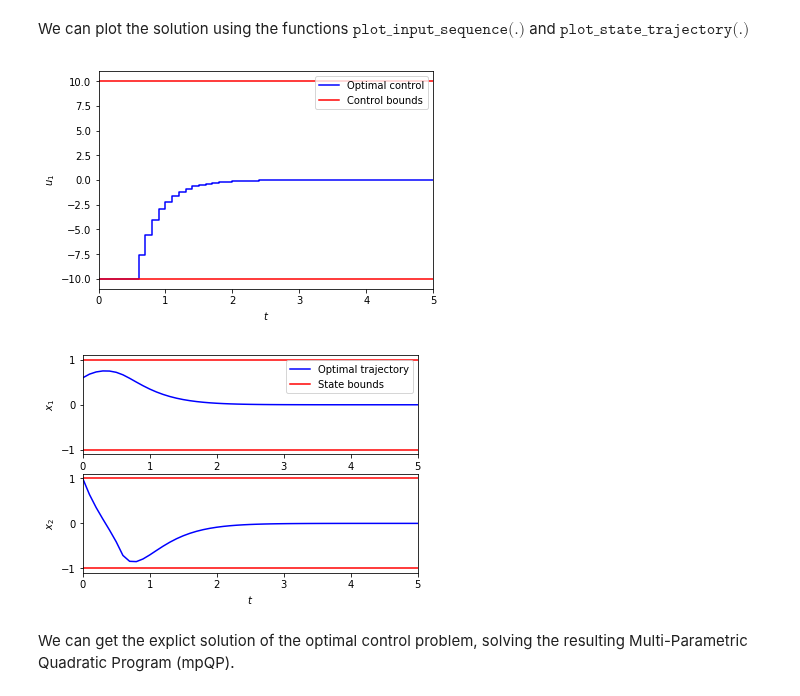
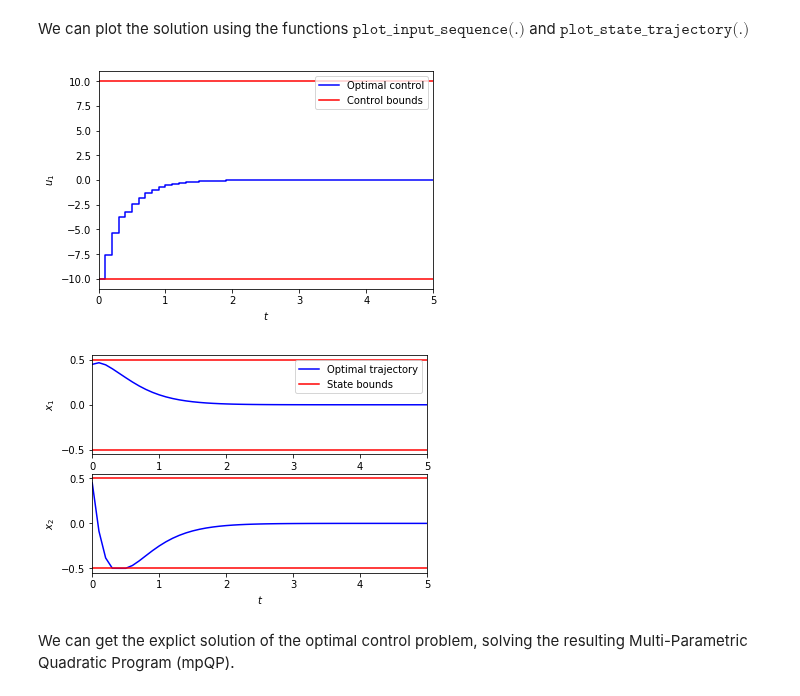
Before and after one commit to TobiaMarcucci/pympc, a Jupyter notebook: inverted_pendulum_demo.ipynb, the cells around one changed output. Saved outputs shown, nothing was run; the diff lists cells and outputs as text; code cells hidden in the pictures.

```diff
--- a/inverted_pendulum_demo.ipynb
+++ b/inverted_pendulum_demo.ipynb
@@ -74,7 +76,7 @@ u_max = np.array([[10.]])
 u_min = -u_max
 U = Polytope.from_bounds(u_max, u_min)
 U.assemble()
-x_max = np.array([[1.], [1.]])
+x_max = np.array([[.5], [.5]])
 x_min = -x_max
 X = Polytope.from_bounds(x_max, x_min)
 X.assemble()
@@ -83,31 +85,31 @@ The terminal constraint $x_N \in \mathcal X_N$ is generally used to ensure close
 
 Defining the closed-loop state-transition matrix $ \bar A = A + BK$, constraining $x_N$ to be in the MOAS we ensure that $ x_{k+1} = \bar A x_k \in \mathcal{X}$ and $u_k = K x_k \in \mathcal{U}, \forall k \geq N$. This, together with the use of the DARE solution as terminal cost, is sufficient condition for the stability of the closed loop system.
 # %%
-X_N = sys.moas(K, X, U)
+X_N = ds.moas_closed_loop(sys.A, sys.B, K, X, U)
 # %% [markdown]
 Now we have all the ingredients to build the MPC controller.
 # %%
-controller = MPCController(sys, N, Q, R, P, X, U, X_N)
+controller = MPCController(sys, N, objective_norm, Q, R, P, X, U, X_N)
 # %% [markdown]
 We then simulate the closed loop system for $N_{sim}$ steps starting from the initial condition $x_0$.
 # %%
 N_sim = 50
-x_0 = np.array([[.6],[1.]])
+x_0 = np.array([[.45],[.45]])
 u = []
 x = []
 x.append(x_0)
-for k in range(0, N_sim):
+for k in range(N_sim):
     u.append(controller.feedback(x[k]))
     x.append(sys.A.dot(x[k]) + sys.B.dot(u[k]))
 # %% [markdown]
 We can plot the solution using the functions $\texttt{plot_input_sequence(.)}$ and $\texttt{plot_state_trajectory(.)}$
 # %%
-plot_input_sequence(u, t_s, N_sim, u_max, u_min)
+mpc_plt.input_sequence(u, t_s, N_sim, (u_max, u_min))
 plt.show()
-plot_state_trajectory(x, t_s, N_sim, x_max, x_min)
+mpc_plt.state_trajectory(x, t_s, N_sim, (x_max, x_min))
 plt.show()
 # %% [output]
-[figure, old version]
+[figure, new version]
-[figure, old version]
+[figure, new version]
 # %% [markdown]
 We can get the explict solution of the optimal control problem, solving the resulting Multi-Parametric Quadratic Program (mpQP).
```
Also changed, not shown: parts of 12 cells of this notebook, 7 other files.
